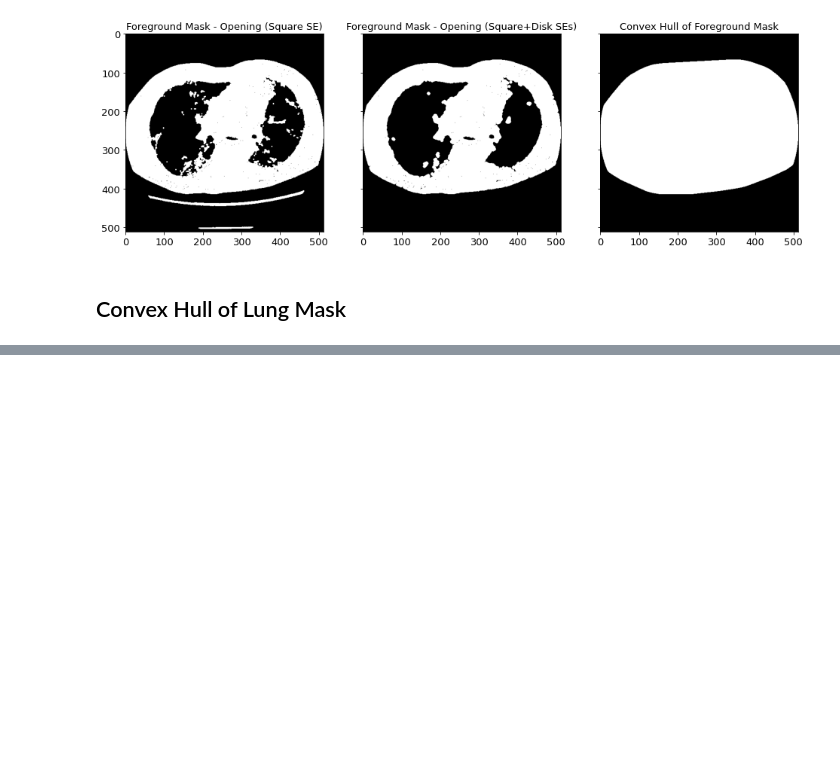
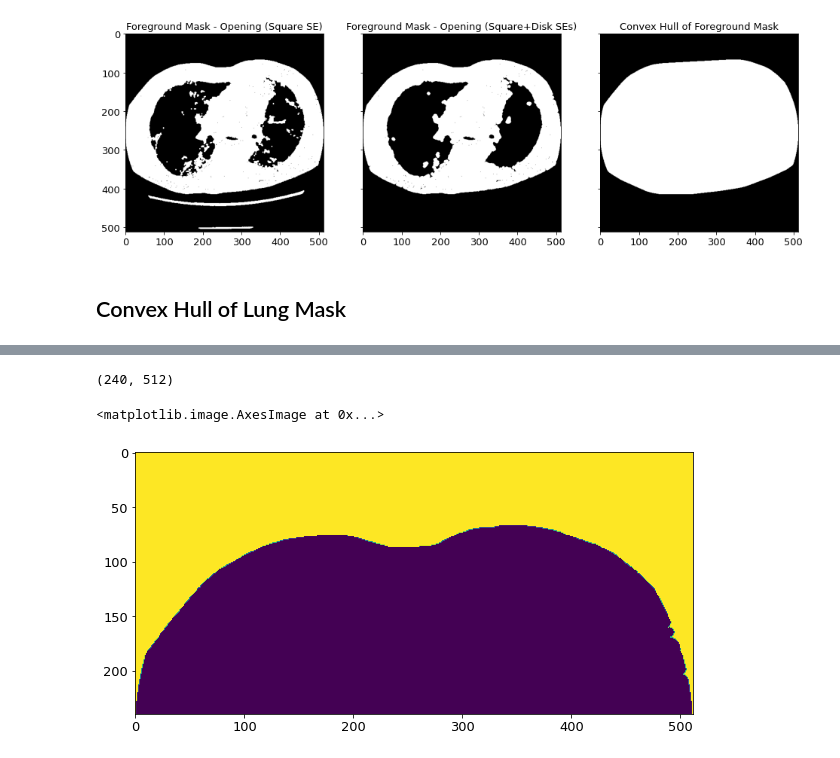
Before and after one commit to anushkahebbar/cardiac-segmentation, a Jupyter notebook: Segmentation with KMeans & Morphology Methods.ipynb, the cells around one changed output, grey strips where cells are left out. Cells and saved outputs as stored; diff of their text form; code cells hidden in the pictures; blank space fills up the shorter version.

```diff
--- a/Rim et al. Implementation.ipynb
+++ b/Segmentation with KMeans & Morphology Methods.ipynb
@@ -249,0 +309,4 @@ enhanced = chullLungMask(procImg, ch_fg_mask, fg_threshold)
+# %%
+# compute object features and extract object areas
+object_features = regionprops(labeled_image)
+object_areas = sorted([objf["area"] for objf in object_features])
@@ -249,0 +315,8 @@ enhanced = chullLungMask(procImg, ch_fg_mask, fg_threshold)
+# %%
+a = object_features[0].image
+print(a.shape)
+plt.imshow(a)
+# %% [output]
+(240, 512)
+<matplotlib.image.AxesImage at 0x...>
+[figure, added]
```
Also changed, not shown: parts of 7 cells of this notebook.
